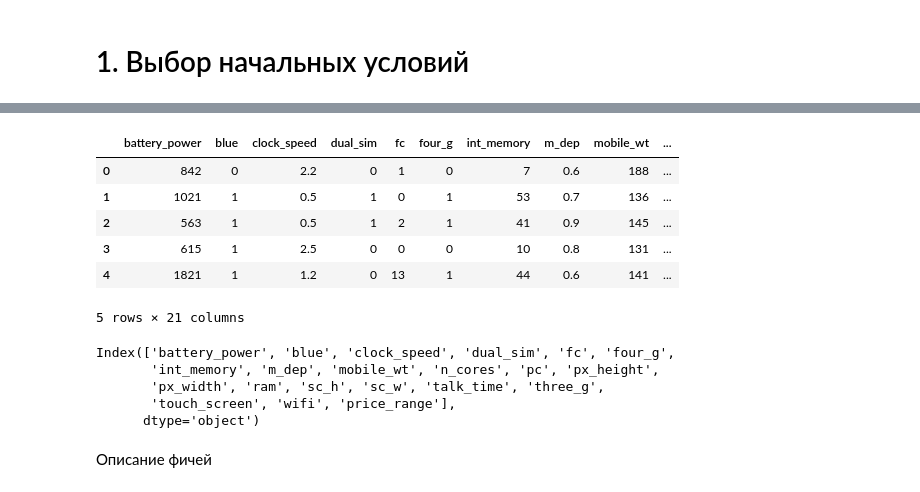
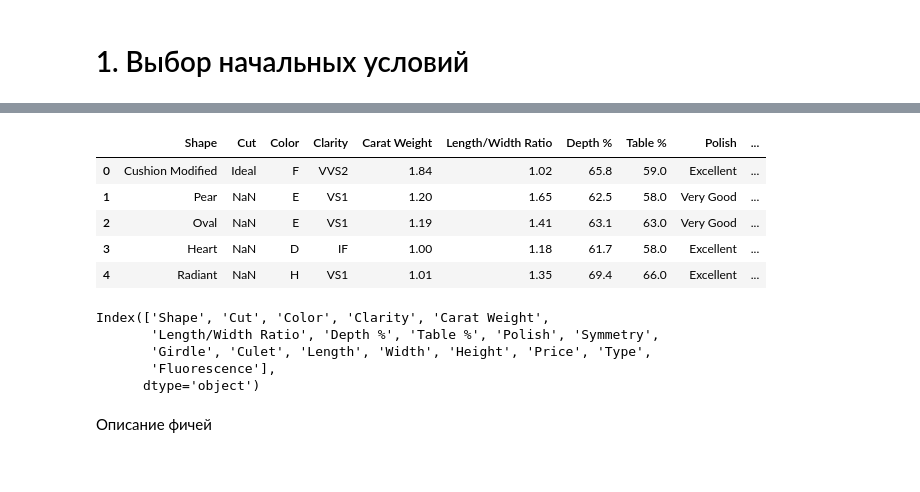
Before and after one commit to Mikhail-cWc/Multimedia, a Jupyter notebook: regression/lab2_linear_regression.ipynb, the cells around one changed output, grey strips where cells are left out. Drawn from its saved outputs; the diff is of its cells as text; code cells hidden in the pictures.

```diff
--- a/regression/lab2_linear_regression.ipynb
+++ b/regression/lab2_linear_regression.ipynb
@@ -31,21 +37,20 @@ test.csv  train.csv
 # %%
-df = pd.read_csv("/Users/22207865/.cache/kagglehub/datasets/iabhishekofficial/mobile-price-classification/versions/1/train.csv")
+df = pd.read_csv("/Users/22207865/.cache/kagglehub/datasets/beridzeg45/diamonds-prices-prediction/versions/2/diamonds (cleaned).csv")
 df.head()
 # %% [output]
-|  | battery_power | blue | clock_speed | dual_sim | fc | four_g | int_memory | m_dep | mobile_wt | ... |
-| 0 | 842 | 0 | 2.2 | 0 | 1 | 0 | 7 | 0.6 | 188 | ... |
-| 1 | 1021 | 1 | 0.5 | 1 | 0 | 1 | 53 | 0.7 | 136 | ... |
-| 2 | 563 | 1 | 0.5 | 1 | 2 | 1 | 41 | 0.9 | 145 | ... |
-| 3 | 615 | 1 | 2.5 | 0 | 0 | 0 | 10 | 0.8 | 131 | ... |
-| 4 | 1821 | 1 | 1.2 | 0 | 13 | 1 | 44 | 0.6 | 141 | ... |
+|  | Shape | Cut | Color | Clarity | Carat Weight | Length/Width Ratio | Depth % | Table % | Polish | ... |
+| 0 | Cushion Modified | Ideal | F | VVS2 | 1.84 | 1.02 | 65.8 | 59.0 | Excellent | ... |
+| 1 | Pear | NaN | E | VS1 | 1.20 | 1.65 | 62.5 | 58.0 | Very Good | ... |
+| 2 | Oval | NaN | E | VS1 | 1.19 | 1.41 | 63.1 | 63.0 | Very Good | ... |
+| 3 | Heart | NaN | D | IF | 1.00 | 1.18 | 61.7 | 58.0 | Excellent | ... |
+| 4 | Radiant | NaN | H | VS1 | 1.01 | 1.35 | 69.4 | 66.0 | Excellent | ... |
-5 rows × 21 columns
 # %%
 df.columns
 # %% [output]
-Index(['battery_power', 'blue', 'clock_speed', 'dual_sim', 'fc', 'four_g',
-       'int_memory', 'm_dep', 'mobile_wt', 'n_cores', 'pc', 'px_height',
-       'px_width', 'ram', 'sc_h', 'sc_w', 'talk_time', 'three_g',
-       'touch_screen', 'wifi', 'price_range'],
+Index(['Shape', 'Cut', 'Color', 'Clarity', 'Carat Weight',
+       'Length/Width Ratio', 'Depth %', 'Table %', 'Polish', 'Symmetry',
+       'Girdle', 'Culet', 'Length', 'Width', 'Height', 'Price', 'Type',
+       'Fluorescence'],
       dtype='object')
 # %% [markdown]
 Описание фичей
```
Also changed, not shown: parts of 47 cells of this notebook, 8 other files.
